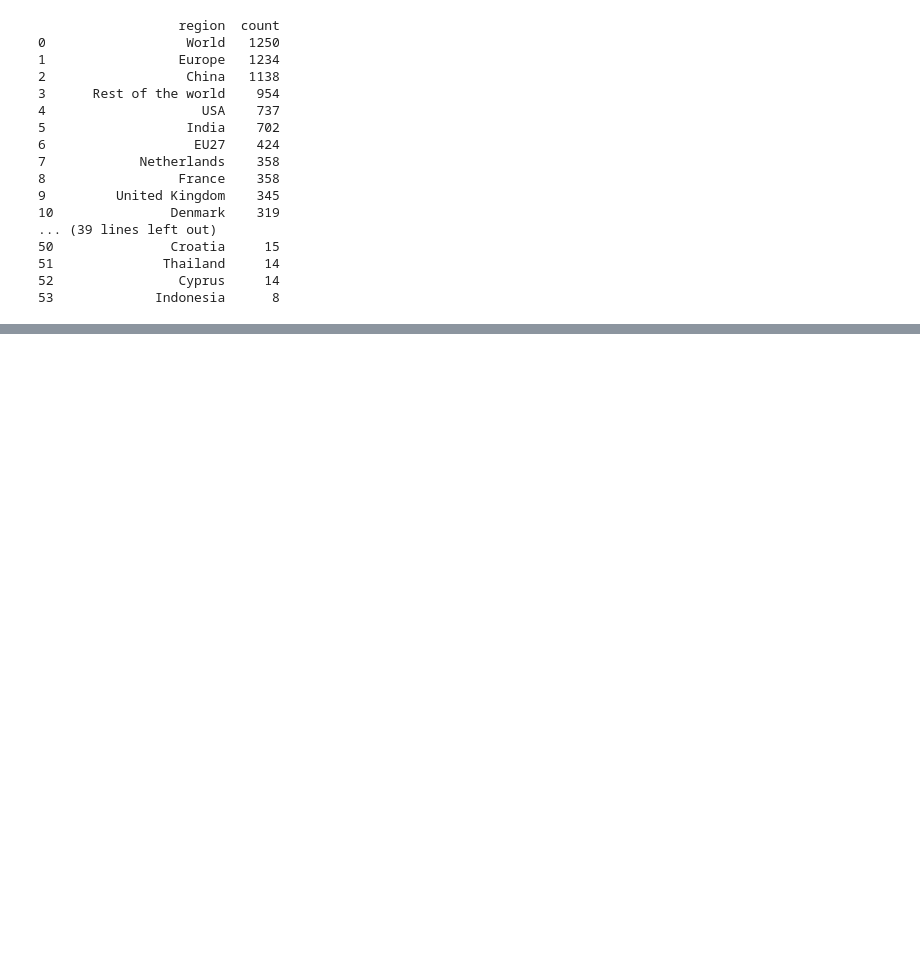
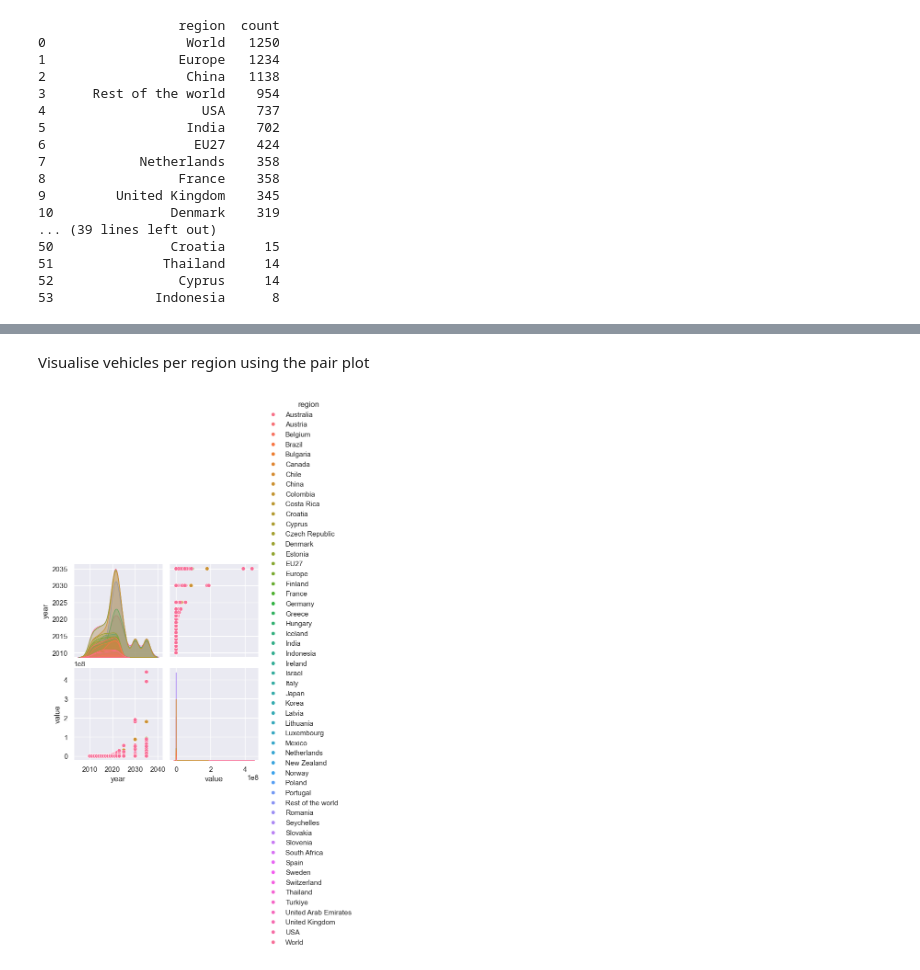
Before and after one commit to Emmanuel913-sketch/Global-Electric-Vehicle-sales-trends-from-2010-2024, a Jupyter notebook: jupyter_notebooks/visualisations.ipynb, the cells around one changed output, grey strips where cells are left out. Saved outputs shown, nothing was run; the diff lists cells and outputs as text; code cells hidden in the pictures; blank space fills up the shorter version.

```diff
--- a/jupyter_notebooks/visualisations.ipynb
+++ b/jupyter_notebooks/visualisations.ipynb
@@ -53,5 +64,0 @@ df.tail()
-# %%
-data = pd.read_csv ("cleaned-file\\cleaned.csv")
-vehicle_mode_count = data['mode'].value_counts().reset_index()
-vehicle_mode_count.columns = ['mode', 'count']
-print(vehicle_mode_count)
@@ -103,0 +136,9 @@ print(vehicle_count_per_region)
+# %% [markdown]
+Visualise vehicles per region using the pair plot
+# %%
+# visualising the pair plot for the data (Ref:https://www.kaggle.com/code/pranavkumarmehta/global-ev-sales-2010-2024-analysis-eda#To-visualixe-the-pairplot-of-data)
+sns.set(rc = {"figure.figsize" : (22,9)})
+sns.pairplot(data, hue = "region")
+plt.show()
+# %% [output]
+[figure, added]
```
Also changed, not shown: parts of 12 cells of this notebook.
